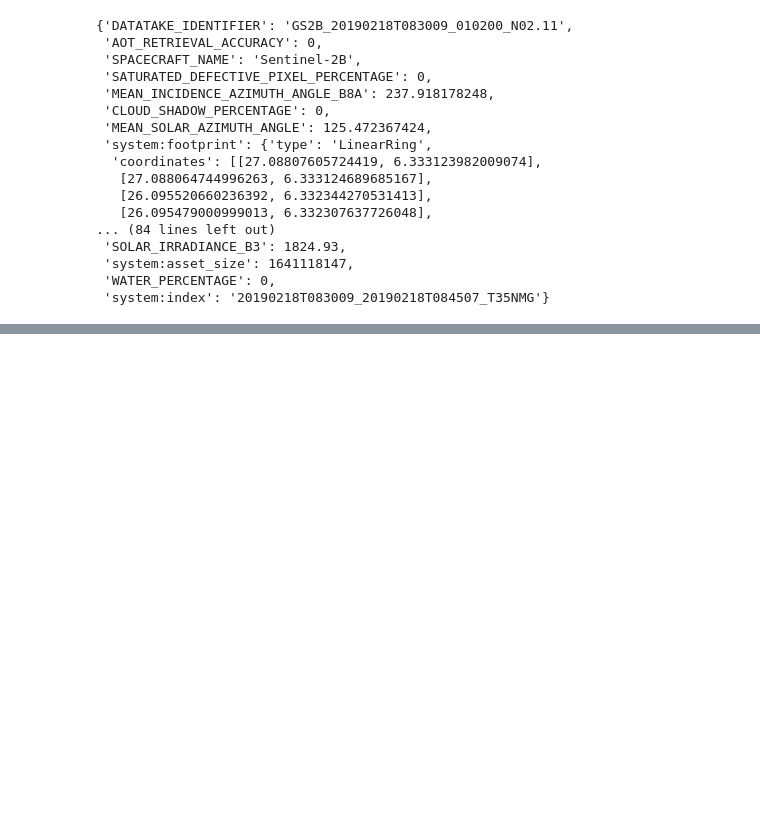
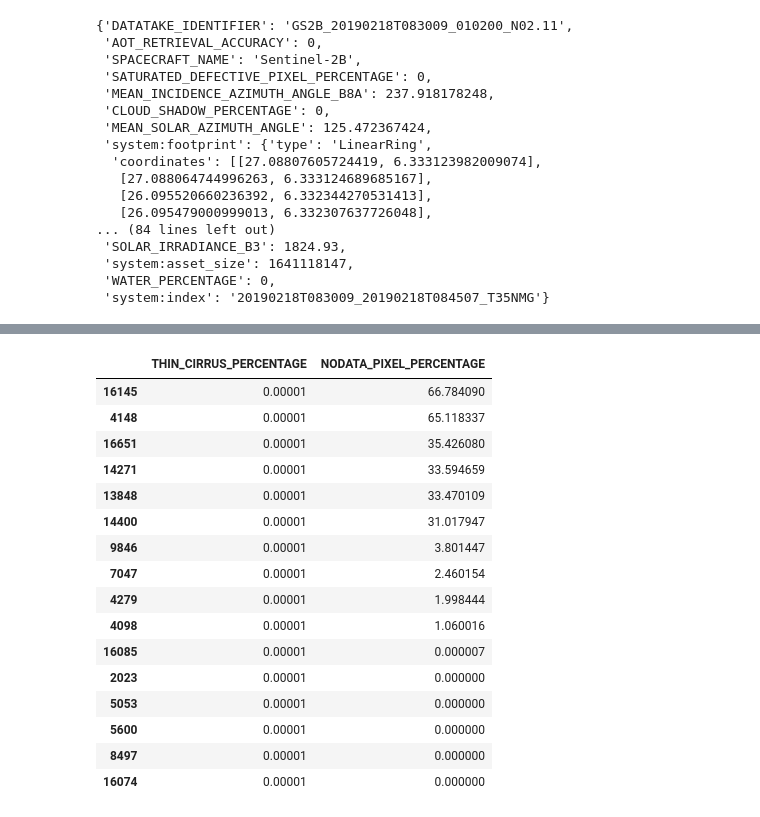
Before and after one commit to panopticonopolis/canopy-gis, a Jupyter notebook: google-earth-explore/s2cloudless/tutorial.ipynb, the cells around one changed output, grey strips where cells are left out. Cells and saved outputs as stored; diff of their text form; code cells hidden in the pictures; blank space fills up the shorter version.

```diff
--- a/google-earth-explore/s2cloudless/tutorial.ipynb
+++ b/google-earth-explore/s2cloudless/tutorial.ipynb
@@ -1103,0 +1237,2 @@ new_list_of_images.get(0).getInfo()["properties"]
+# %%
+df2 = image_collection_secondary_sort(col)
@@ -1103,0 +1255,20 @@ new_list_of_images.get(0).getInfo()["properties"]
+# %%
+df2[df2["THIN_CIRRUS_PERCENTAGE"] == 0.000010]
+# %% [output]
+|  | THIN_CIRRUS_PERCENTAGE | NODATA_PIXEL_PERCENTAGE |
+| 16145 | 0.00001 | 66.784090 |
+| 4148 | 0.00001 | 65.118337 |
+| 16651 | 0.00001 | 35.426080 |
+| 14271 | 0.00001 | 33.594659 |
+| 13848 | 0.00001 | 33.470109 |
+| 14400 | 0.00001 | 31.017947 |
+| 9846 | 0.00001 | 3.801447 |
+| 7047 | 0.00001 | 2.460154 |
+| 4279 | 0.00001 | 1.998444 |
+| 4098 | 0.00001 | 1.060016 |
+| 16085 | 0.00001 | 0.000007 |
+| 2023 | 0.00001 | 0.000000 |
+| 5053 | 0.00001 | 0.000000 |
+| 5600 | 0.00001 | 0.000000 |
+| 8497 | 0.00001 | 0.000000 |
+| 16074 | 0.00001 | 0.000000 |
```
Also changed, not shown: parts of 13 cells of this notebook, 1 other file.
